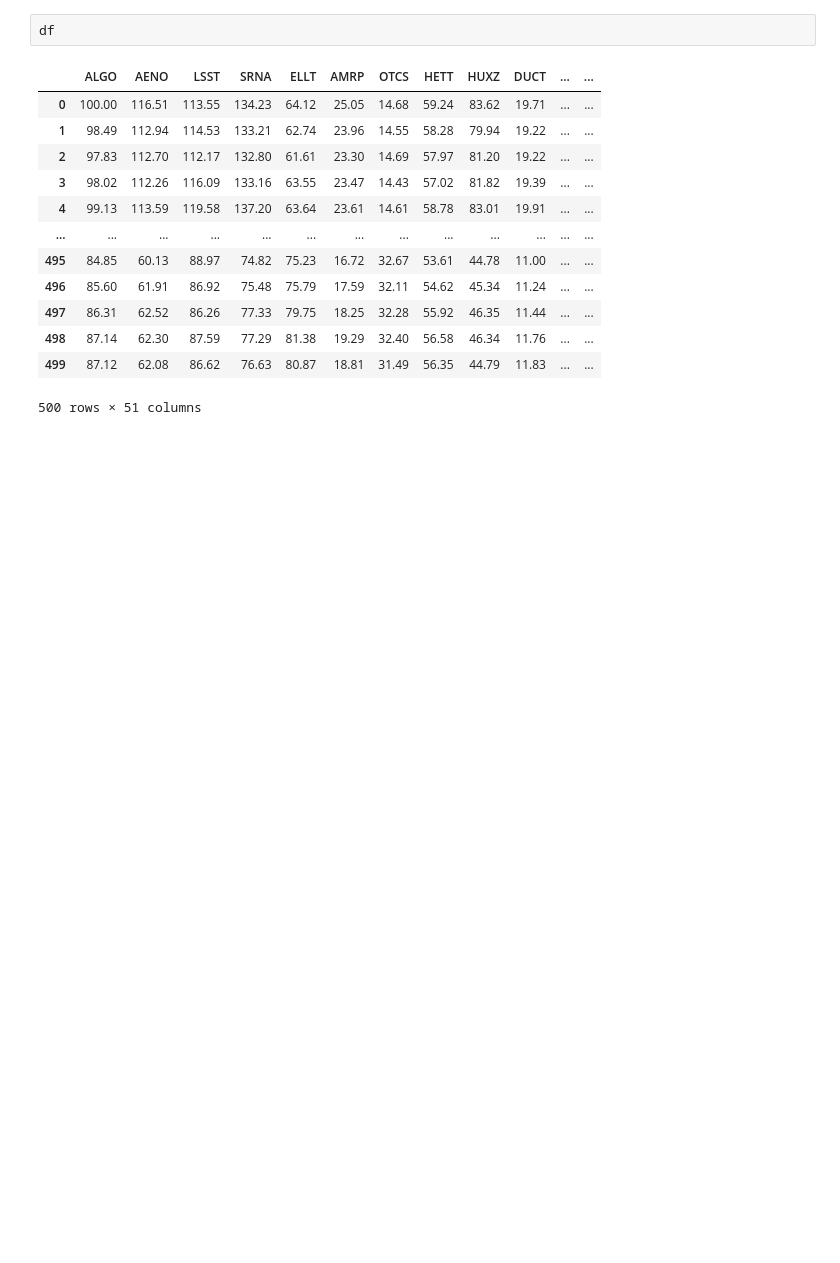
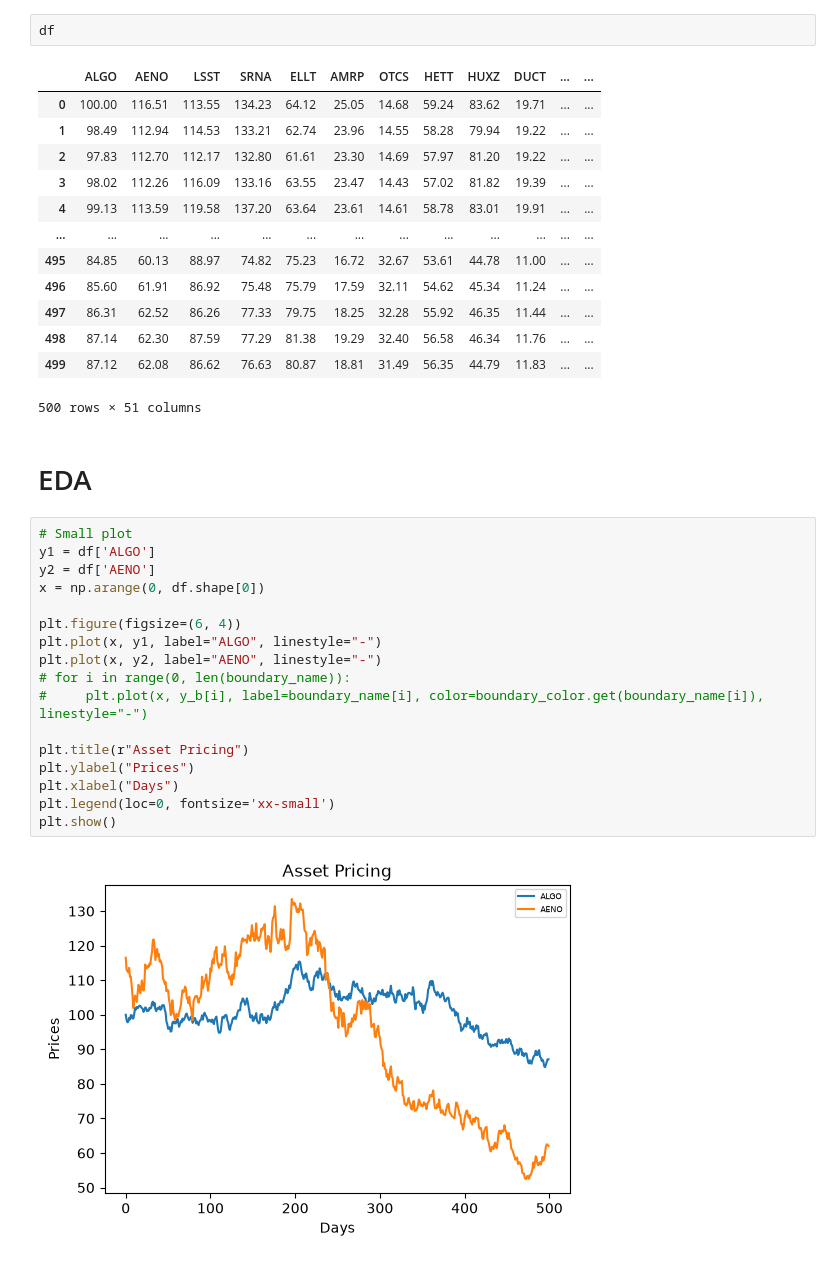
Before and after one commit to kvngu0/algothon2026_AlphaLeak, a Jupyter notebook: Test1.ipynb, the cells around one changed output. Cells and saved outputs as stored; diff of their text form; blank space fills up the shorter version.

```diff
--- a/Test1.ipynb
+++ b/Test1.ipynb
@@ -22,3 +28,24 @@ df
 | 498 | 87.14 | 62.30 | 87.59 | 77.29 | 81.38 | 19.29 | 32.40 | 56.58 | 46.34 | 11.76 | ... | ... |
 | 499 | 87.12 | 62.08 | 86.62 | 76.63 | 80.87 | 18.81 | 31.49 | 56.35 | 44.79 | 11.83 | ... | ... |
 500 rows × 51 columns
+# %% [markdown]
+# EDA
+# %%
+# Small plot
+y1 = df['ALGO']
+y2 = df['AENO']
+x = np.arange(0, df.shape[0])
+
+plt.figure(figsize=(6, 4))
+plt.plot(x, y1, label="ALGO", linestyle="-")
+plt.plot(x, y2, label="AENO", linestyle="-")
+# for i in range(0, len(boundary_name)):
+#     plt.plot(x, y_b[i], label=boundary_name[i], color=boundary_color.get(boundary_name[i]), linestyle="-")
+
+plt.title(r"Asset Pricing")
+plt.ylabel("Prices")
+plt.xlabel("Days")
+plt.legend(loc=0, fontsize='xx-small')
+plt.show()
+# %% [output]
+[figure, added]
```
Also changed, not shown: parts of 2 cells of this notebook, 1 other file.
